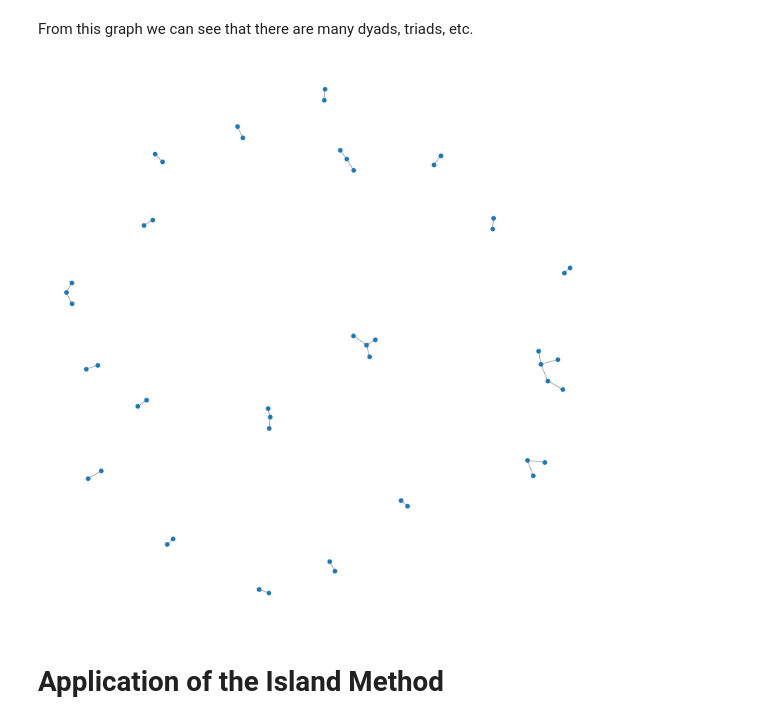
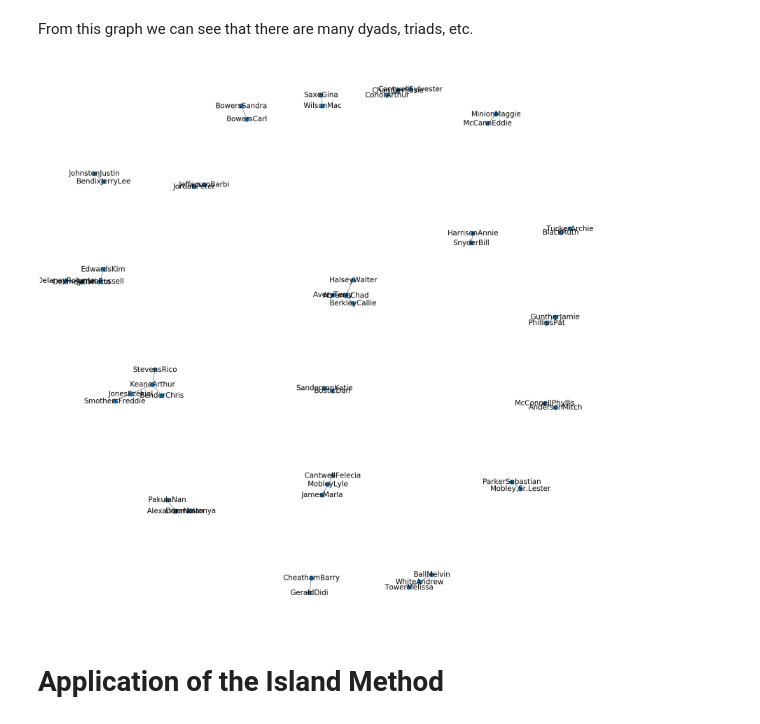
Before and after one commit to WillieDavonSmalls/KJW_CUNY_DATA_620, a Jupyter notebook: KJW_Project2_DS620/data/project2_data_wrangling.ipynb, the cells around one changed output. Cells and saved outputs as stored; diff of their text form; code cells hidden in the pictures.

```diff
--- a/KJW_Project2_DS620/data/project2_data_wrangling.ipynb
+++ b/KJW_Project2_DS620/data/project2_data_wrangling.ipynb
@@ -522,9 +524,9 @@ From this graph we can see that there are many dyads, triads, etc.
 # %%
 sub_graphs = trim_edges(gc)
 plt.figure(figsize=(30,30))
-nx.draw(sub_graphs)
+nx.draw(sub_graphs, with_labels=1, font_size=28)
 # %% [output]
-[figure, old version]
+[figure, new version]
 # %% [markdown]
 # Application of the Island Method
 # %% [markdown]
```
Also changed, not shown: parts of 5 cells of this notebook.
